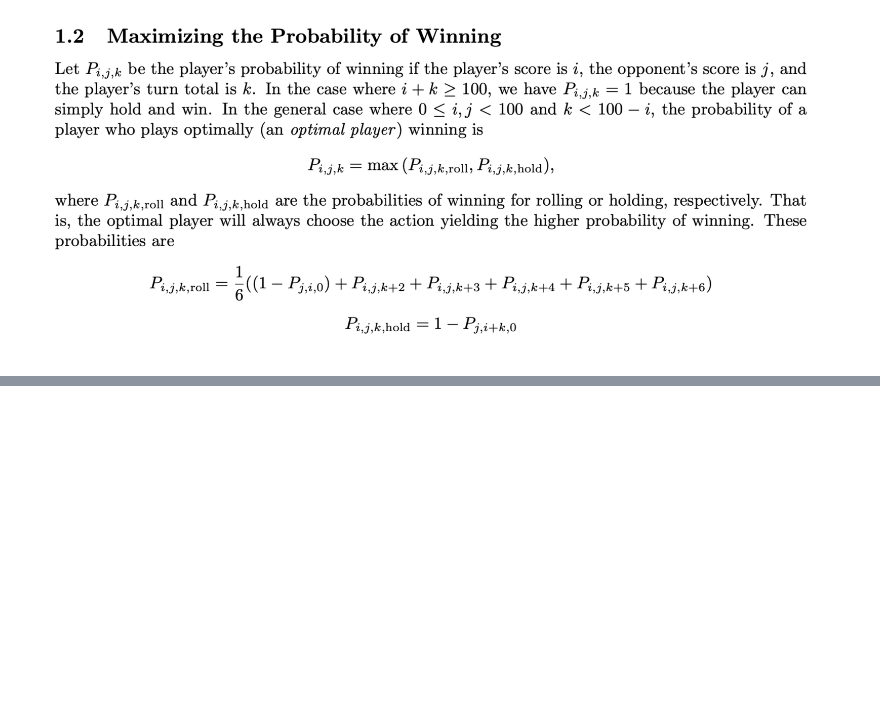
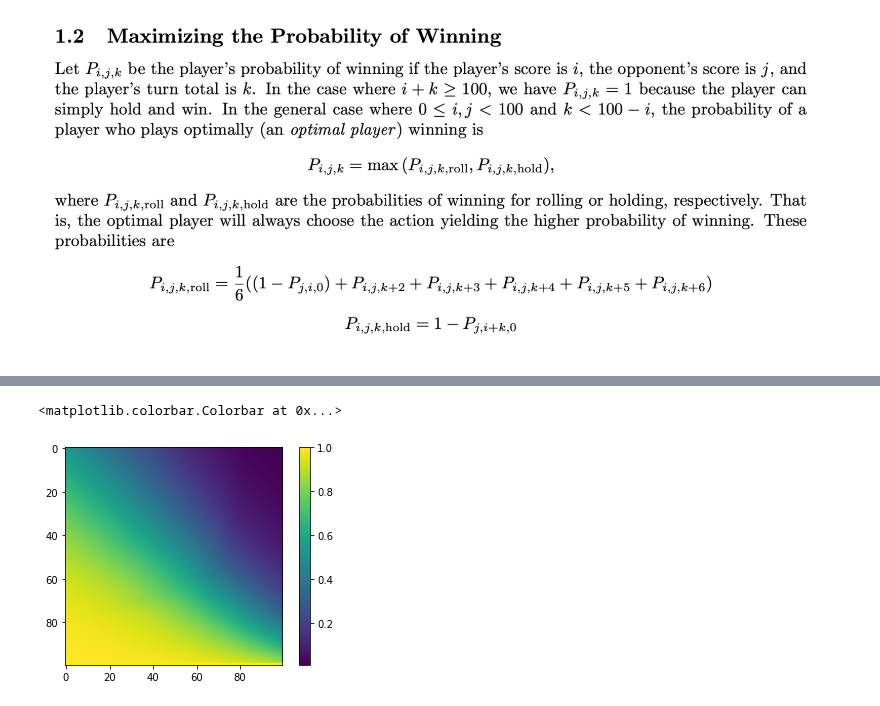
Before and after one commit to bblais/AI-and-Robotics-Fall-2021-Class-Notebooks, a Jupyter notebook: Sprint #3 - Probability and Robot Tasks/2021-11-01 - Pig Math.ipynb, the cells around one changed output, grey strips where cells are left out. Cells and saved outputs as stored; diff of their text form; code cells hidden in the pictures; blank space fills up the shorter version.

```diff
--- a/Sprint #3 - Probability and Robot Tasks/2021-11-01 - Pig Math.ipynb
+++ b/Sprint #3 - Probability and Robot Tasks/2021-11-01 - Pig Math.ipynb
@@ -5,12 +7,13 @@ from functools import lru_cache
 # %%
-@lru_cache
+@lru_cache(maxsize=None)
 def P(i,j,k,action=None):
     # i = player's score
     # j = opponent's score
     # k = turn score
     # action = "roll", "hold", None
 
-    goal=20
+    progressive=True
+    goal=100
 
     if action is None:
         if i+k>=goal:
@@ -19,15 +22,22 @@ def P(i,j,k,action=None):
         if j>=goal:
             return 0.0  # certain I've lost
 
-        return max(P(i,j,k,"hold"),P(i,j,k,"roll"))
+        return max(P(i,j,k,"roll"),P(i,j,k,"hold"))
 
     if action == "hold":  # may have to do "progressive Pig" here
-        if k==0:  # progressive pig
+        if k==0 and progressive:  # progressive pig
             k=1
+
         return 1-P(j,i+k,0)
     elif action == "roll":
         prob=1/6*P(i,j,k+2) + 1/6*P(i,j,k+3) + 1/6*P(i,j,k+4) + 1/6*P(i,j,k+5) + 1/6*P(i,j,k+6)
-        prob+= 1/6*(1-P(j,i+1,0))  # progressive pig
+
+        if progressive:  # progressive pig
+            add=1
+        else:
+            add=0
+
+        prob+= 1/6*(1-P(j,i+add,0))  # progressive pig
         return prob
 
     else:
@@ -34,0 +53,12 @@ def P(i,j,k,action=None):
+# %%
+im=zeros((100,100))
+# %%
+for i in range(100):
+    for j in range(100):
+        im[i,j]=P(i,j,0)
+# %%
+imshow(im)
+colorbar()
+# %% [output]
+<matplotlib.colorbar.Colorbar at 0x...>
+[figure, added]
```
Also changed, not shown: parts of 15 cells of this notebook, 1 other file.
